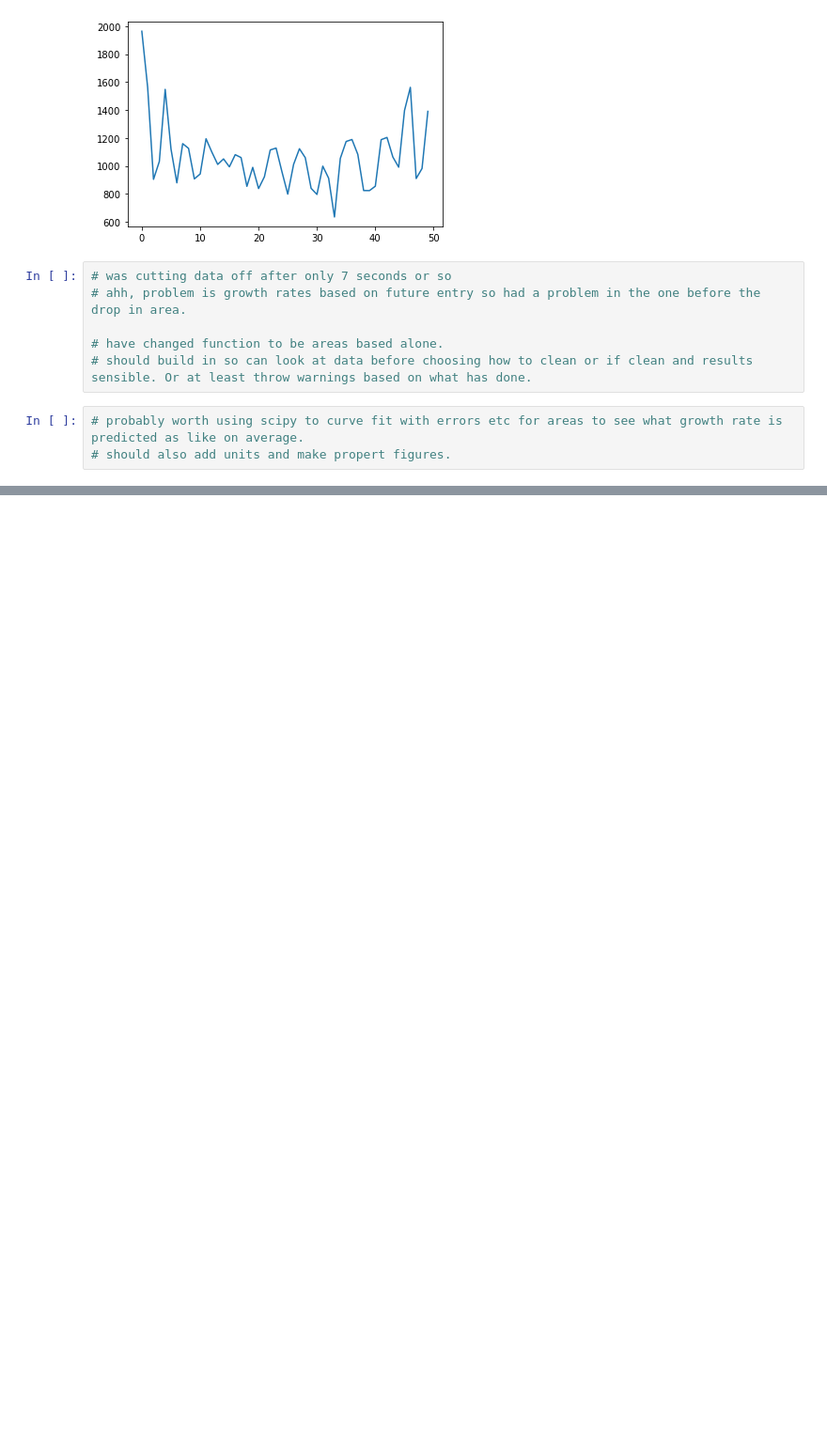
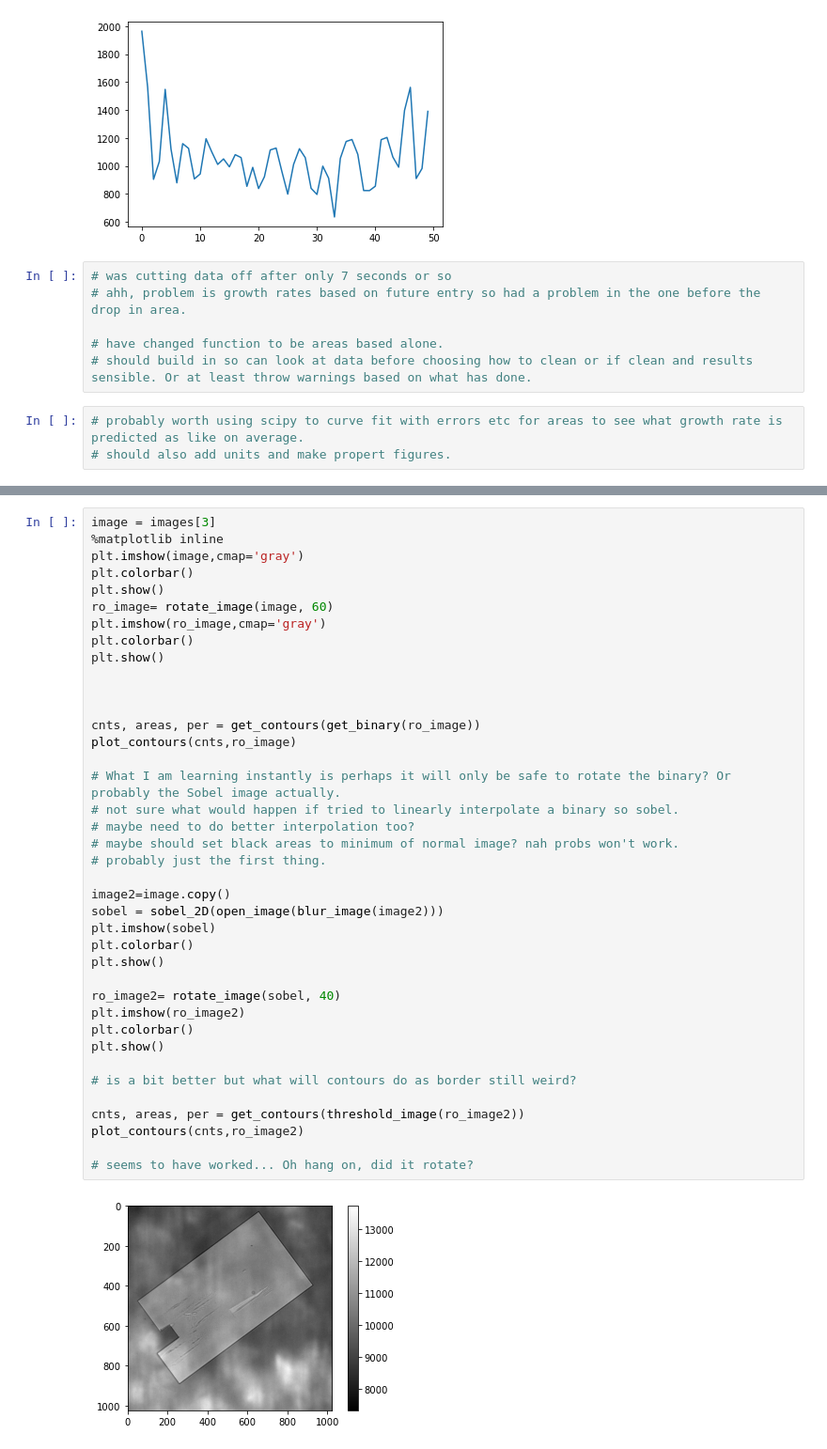
Before and after one commit to ESaundersNano/Mini-1-Multidimensional-analysis-of-perovskite-growth, a Jupyter notebook: test_notebook.ipynb, the cells around one changed output, grey strips where cells are left out. Shown at 94% size. Cells and saved outputs as stored; diff of their text form; blank space fills up the shorter version.

Commit message:
Rotate and align
Added rotation, alignment, and one dimensionalising an image

```diff
--- a/test_notebook.ipynb
+++ b/test_notebook.ipynb
@@ -493,0 +532,41 @@ plt.show()
+# %%
+image = images[3]
+%matplotlib inline
+plt.imshow(image,cmap='gray')
+plt.colorbar()
+plt.show()
+ro_image= rotate_image(image, 60)
+plt.imshow(ro_image,cmap='gray')
+plt.colorbar()
+plt.show()
+
+
+
+cnts, areas, per = get_contours(get_binary(ro_image))
+plot_contours(cnts,ro_image)
+
+# What I am learning instantly is perhaps it will only be safe to rotate the binary? Or probably the Sobel image actually.
+# not sure what would happen if tried to linearly interpolate a binary so sobel.
+# maybe need to do better interpolation too?
+# maybe should set black areas to minimum of normal image? nah probs won't work.
+# probably just the first thing.
+
+image2=image.copy()
+sobel = sobel_2D(open_image(blur_image(image2)))
+plt.imshow(sobel)
+plt.colorbar()
+plt.show()
+
+ro_image2= rotate_image(sobel, 40)
+plt.imshow(ro_image2)
+plt.colorbar()
+plt.show()
+
+# is a bit better but what will contours do as border still weird?
+
+cnts, areas, per = get_contours(threshold_image(ro_image2))
+plot_contours(cnts,ro_image2)
+
+# seems to have worked... Oh hang on, did it rotate?
+# %% [output]
+[figure, added]
```
Also changed, not shown: parts of 10 cells of this notebook.
